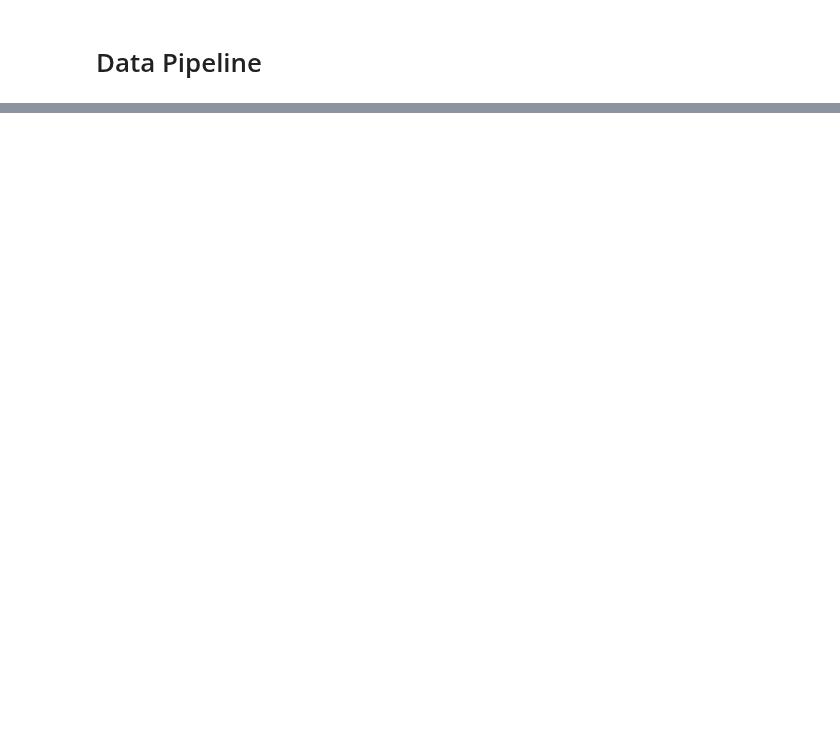
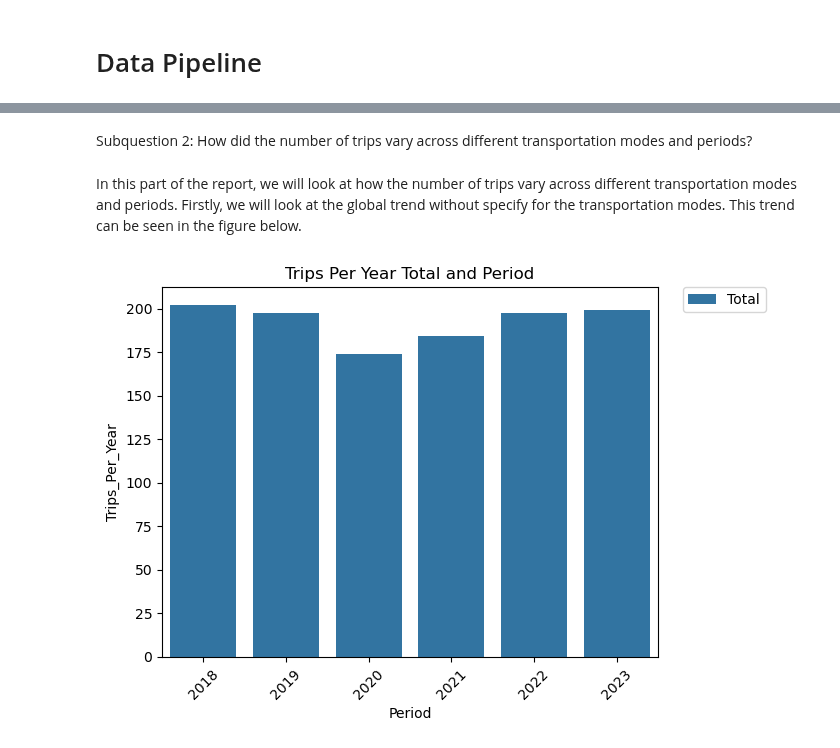
Before and after one commit to hiddevoogt/TIL-PROGRAMMING-2024-GROUP-10, a Jupyter notebook: project_group_10.ipynb, the cells around one changed output, grey strips where cells are left out. Cells and saved outputs as stored; diff of their text form; code cells hidden in the pictures; blank space fills up the shorter version.

```diff
--- a/project_group_10.ipynb
+++ b/project_group_10.ipynb
@@ -49,0 +163,8 @@ Named And Cleaned Data After Dropping Missing Values: (38718, 13)
+# %% [markdown]
+Subquestion 2: How did the number of trips vary across different transportation modes and periods?
+# %% [markdown]
+In this part of the report, we will look at how the number of trips vary across different transportation modes and periods. Firstly, we will look at the global trend without specify for the transportation modes. This trend can be seen in the figure below.
+# %%
+trips_per_year_total_and_period(data)
+# %% [output]
+[figure, added]
```
Also changed, not shown: parts of 27 cells of this notebook, 6 other files.
